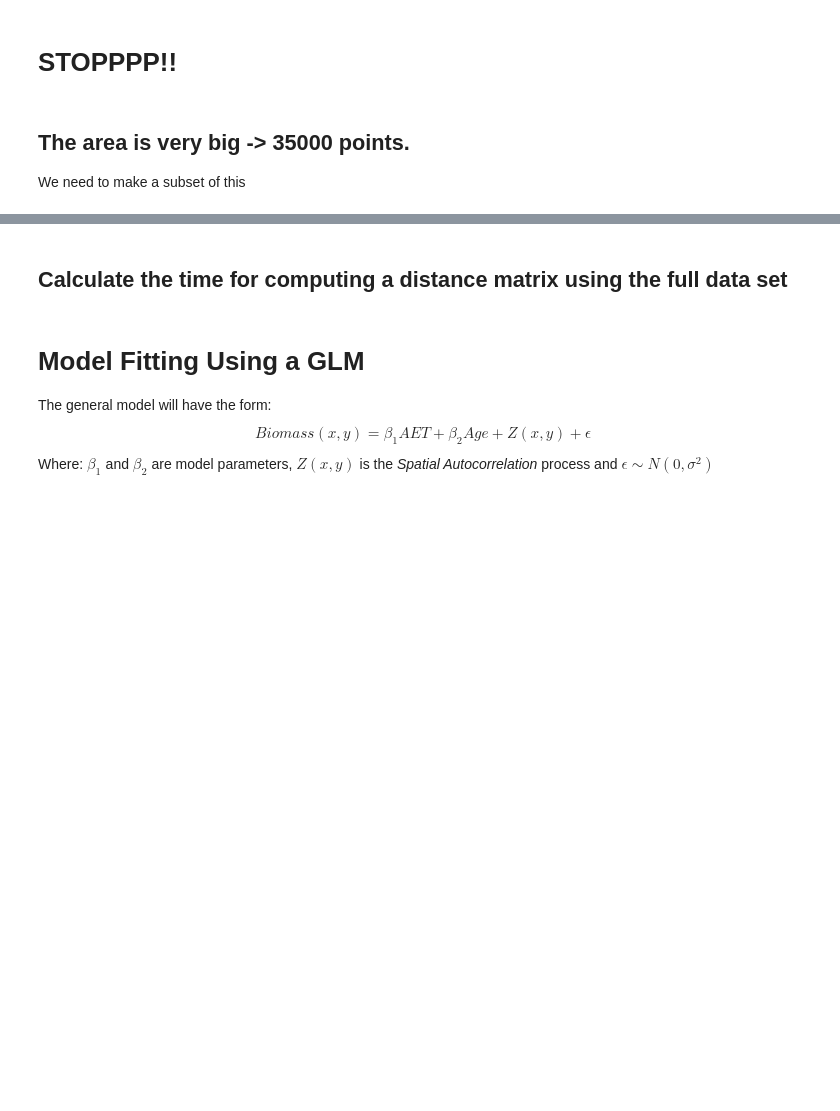
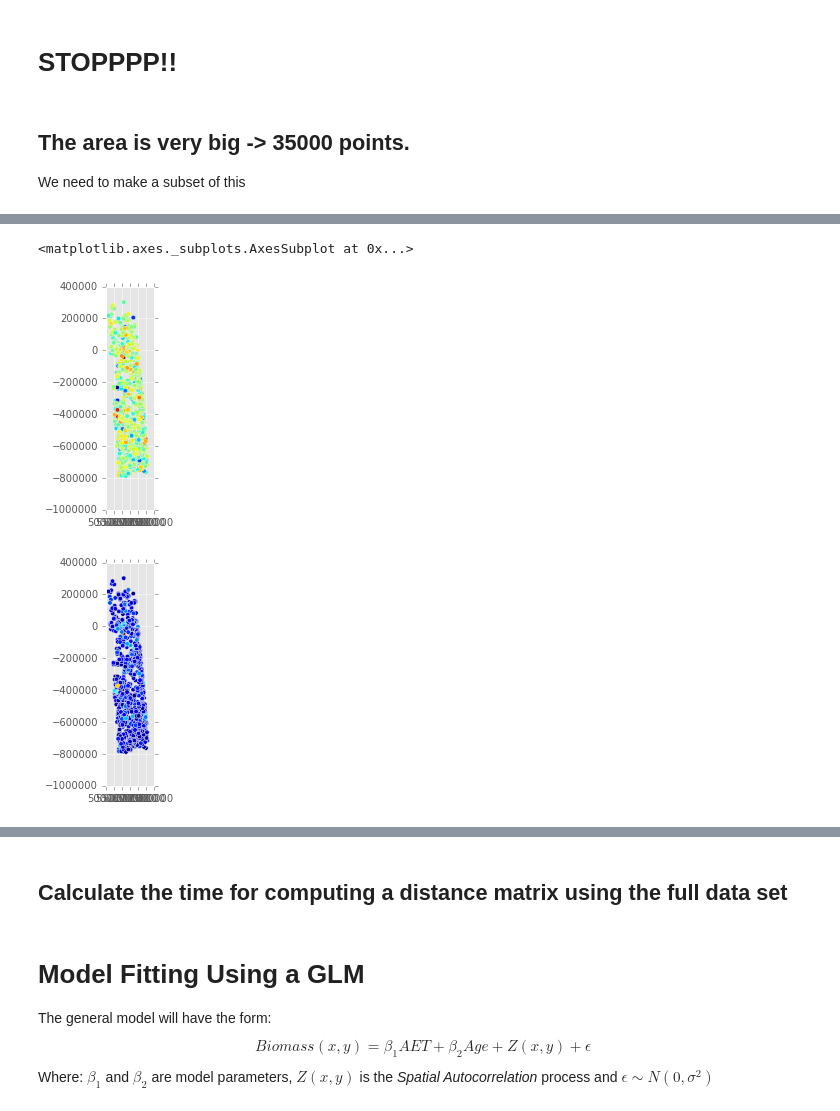
Before and after one commit to molgor/spystats, a Jupyter notebook: notebooks/log_spatial_autocorrelation_with_trend.ipynb, the cells around one changed output, grey strips where cells are left out. Saved outputs shown, nothing was run; the diff lists cells and outputs as text; code cells hidden in the pictures; blank space fills up the shorter version.

```diff
--- a/notebooks/log_spatial_autocorrelation_with_trend.ipynb
+++ b/notebooks/log_spatial_autocorrelation_with_trend.ipynb
@@ -122,0 +123,9 @@ Wall time: 51 s
+# %%
+# COnsider the the following subregion
+section = new_data[lambda x:  (x.LON > -90) & (x.LON < -88) & (x.LAT > 30) & (x.LAT < 40) ]
+section.plot(column='residuals1')
+section.plot(column='plotBiomass')
+# %% [output]
+<matplotlib.axes._subplots.AxesSubplot at 0x...>
+[figure, added]
+[figure, added]
```
Also changed, not shown: parts of 7 cells of this notebook, 1 other file.
